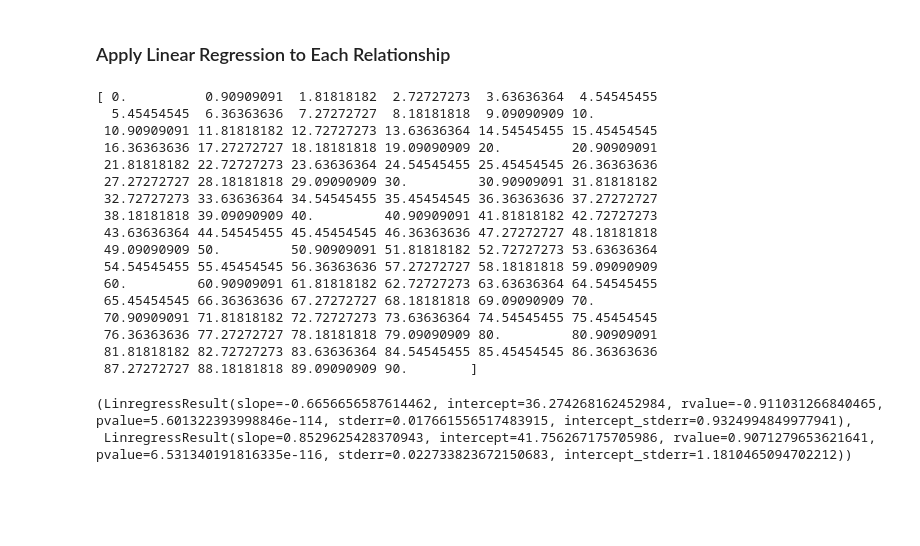
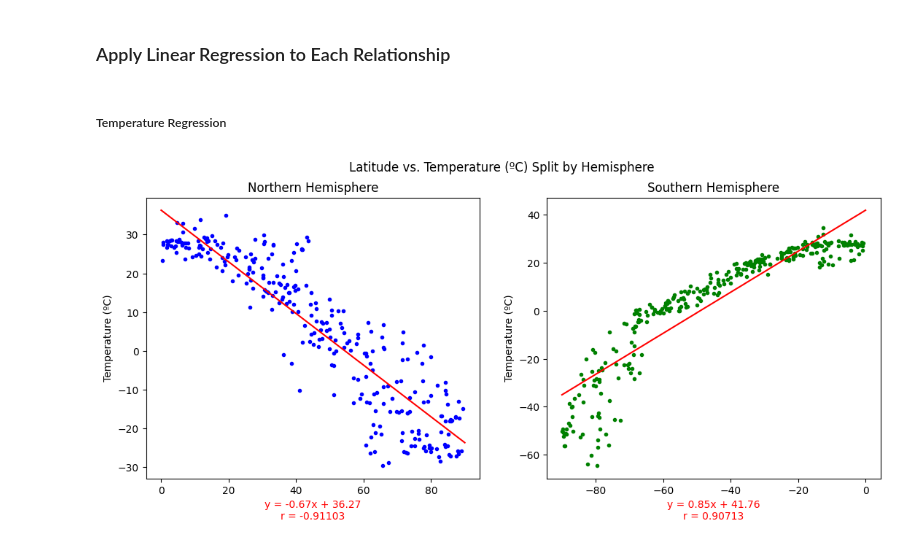
Before and after one commit to dmldatasci/citipy-geoapify-apis, a Jupyter notebook: WeatherPy.ipynb, the cells around one changed output. Saved outputs shown, nothing was run; the diff lists cells and outputs as text; code cells hidden in the pictures; blank space fills up the shorter version.

```diff
--- a/WeatherPy.ipynb
+++ b/WeatherPy.ipynb
@@ -175,34 +175,37 @@ def HemiRegress(lat, att):
 
     # create model arrays for plotting northern hemisphere regression
     northern_x = np.linspace(0, 90, 100)
-    northern_y = northern_reg[1] * northern_x + northern_reg[0]
+    northern_y = northern_reg[0] * northern_x + northern_reg[1]
 
     # create model arrays for plotting southern hemisphere regression
     southern_x = np.linspace(-90, 0, 100)
-    southern_y =
+    southern_y = southern_reg[0] * southern_x + southern_reg[1]
 
-    print(northern_x)
+    # create a split plot
+    fig, axs = plt.subplots(1, 2, figsize=(13, 5))
+    fig.suptitle(f'Latitude vs. {att.name} Split by Hemisphere')
 
-    return northern_reg, southern_reg
+    axs[0].scatter(northern_df['Latitude'], northern_df['Attribute'], c='blue', marker='.')
+    axs[0].plot(northern_x, northern_y, c='red')
+    axs[0].set_title('Northern Hemisphere')
+    axs[0].set_ylabel(f'{att.name}')
+    axs[0].set_xlabel(f'y = {round(northern_reg[0], 2)}x + {round(northern_reg[1], 2)}\nr = {round(northern_reg[2], 5)}', c='r')
+
+    axs[1].scatter(southern_df['Latitude'], southern_df['Attribute'], c='green', marker='.')
+    axs[1].plot(southern_x, southern_y, c='red')
+    axs[1].set_title('Southern Hemisphere')
+    axs[1].set_ylabel(f'{att.name}')
+    axs[1].set_xlabel(f'y = {round(southern_reg[0], 2)}x + {round(southern_reg[1], 2)}\nr = {round(southern_reg[2], 5)}', c='r')
+
+    # save and display
+    fig.savefig(f'output_data/{att.name}_Regressions.png'.replace(' ', '_'))
+    fig.show()
+
+    return
+# %% [markdown]
+##### Temperature Regression
 # %%
-HemiRegress(city_weather_df['Latitude'], city_weather_df['Temperature (Max)'] - 273.15)
+# call our splitting and regression function with the temperature attribute
+HemiRegress(city_weather_df['Latitude'], city_weather_df['Temperature (Max)'].rename('Temperature (ºC)') - 273.15)
 # %% [output]
-[ 0.          0.90909091  1.81818182  2.72727273  3.63636364  4.54545455
-  5.45454545  6.36363636  7.27272727  8.18181818  9.09090909 10.
- 10.90909091 11.81818182 12.72727273 13.63636364 14.54545455 15.45454545
- 16.36363636 17.27272727 18.18181818 19.09090909 20.         20.90909091
- 21.81818182 22.72727273 23.63636364 24.54545455 25.45454545 26.36363636
- 27.27272727 28.18181818 29.09090909 30.         30.90909091 31.81818182
- 32.72727273 33.63636364 34.54545455 35.45454545 36.36363636 37.27272727
- 38.18181818 39.09090909 40.         40.90909091 41.81818182 42.72727273
- 43.63636364 44.54545455 45.45454545 46.36363636 47.27272727 48.18181818
- 49.09090909 50.         50.90909091 51.81818182 52.72727273 53.63636364
- 54.54545455 55.45454545 56.36363636 57.27272727 58.18181818 59.09090909
- 60.         60.90909091 61.81818182 62.72727273 63.63636364 64.54545455
- 65.45454545 66.36363636 67.27272727 68.18181818 69.09090909 70.
- 70.90909091 71.81818182 72.72727273 73.63636364 74.54545455 75.45454545
- 76.36363636 77.27272727 78.18181818 79.09090909 80.         80.90909091
- 81.81818182 82.72727273 83.63636364 84.54545455 85.45454545 86.36363636
- 87.27272727 88.18181818 89.09090909 90.        ]
-(LinregressResult(slope=-0.6656656587614462, intercept=36.274268162452984, rvalue=-0.911031266840465, pvalue=5.601322393998846e-114, stderr=0.017661556517483915, intercept_stderr=0.9324994849977941),
- LinregressResult(slope=0.8529625428370943, intercept=41.756267175705986, rvalue=0.9071279653621641, pvalue=6.531340191816335e-116, stderr=0.022733823672150683, intercept_stderr=1.1810465094702212))
+[figure, added]
```
Also changed, not shown: parts of 6 cells of this notebook.
